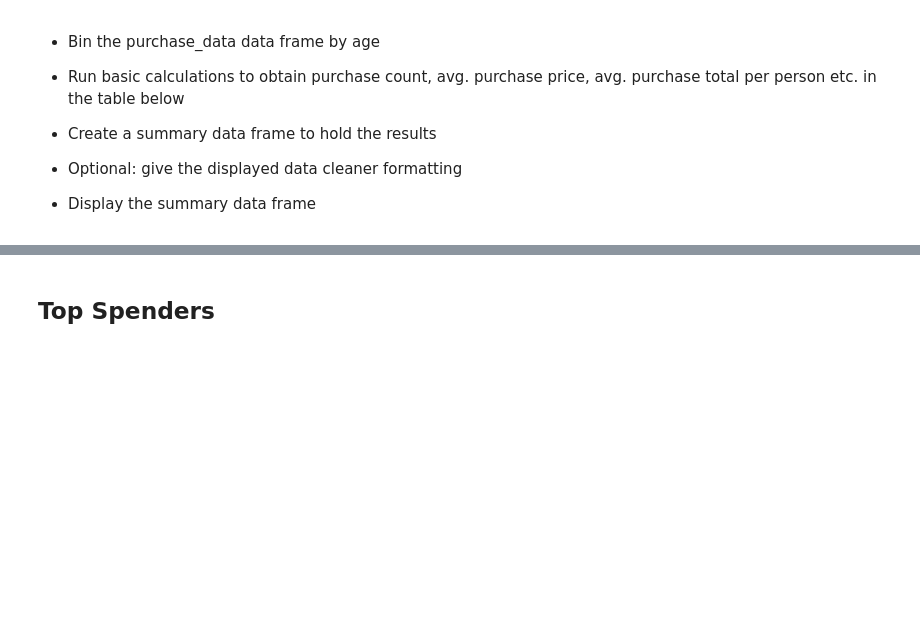
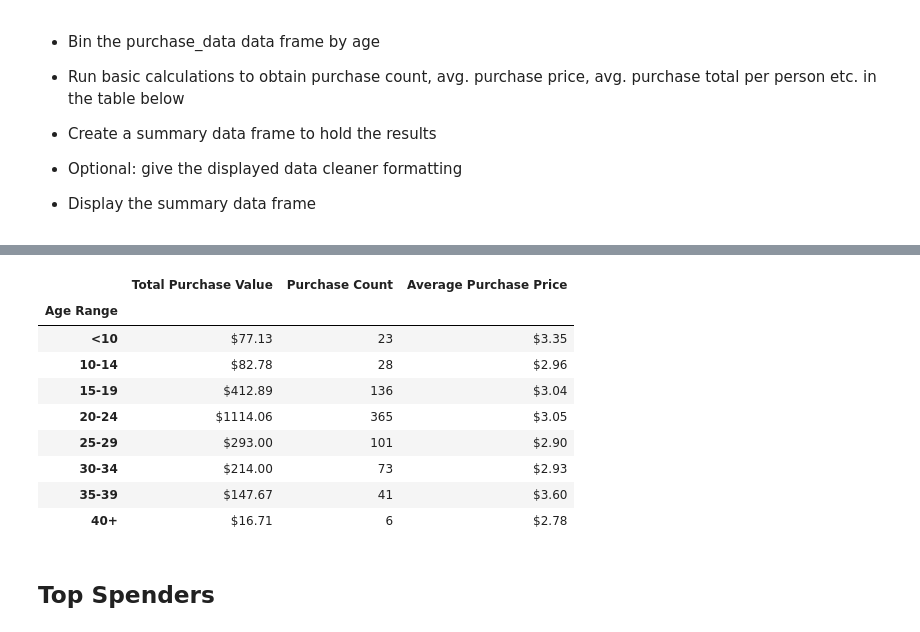
Before and after one commit to steskalja/pandas-challenge, a Jupyter notebook: HeroesOfPymoli.ipynb, the cells around one changed output, grey strips where cells are left out. Saved outputs shown, nothing was run; the diff lists cells and outputs as text; code cells hidden in the pictures; blank space fills up the shorter version.

```diff
--- a/HeroesOfPymoli.ipynb
+++ b/HeroesOfPymoli.ipynb
@@ -199,3 +187,22 @@ rslt_df
+# %%
+arp_df = purchase_df[['Age Range','Price']].groupby('Age Range').sum()
+arp_df['Purchase Count'] = purchase_df.groupby('Age Range').size()
+arp_df = arp_df.rename(columns={'Price':'Total Purchase Value'})
+arp_df['Average Purchase Price'] = round(arp_df['Total Purchase Value'] / arp_df['Purchase Count'],2)
+arp_df['Average Purchase Price'] = arp_df['Average Purchase Price'].map("${:.2f}".format)
+arp_df['Total Purchase Value'] = arp_df['Total Purchase Value'].map("${:.2f}".format)
+arp_df
+# %% [output]
+|  | Total Purchase Value | Purchase Count | Average Purchase Price |
+| Age Range |  |  |  |
+| <10 | $77.13 | 23 | $3.35 |
+| 10-14 | $82.78 | 28 | $2.96 |
+| 15-19 | $412.89 | 136 | $3.04 |
+| 20-24 | $1114.06 | 365 | $3.05 |
+| 25-29 | $293.00 | 101 | $2.90 |
+| 30-34 | $214.00 | 73 | $2.93 |
+| 35-39 | $147.67 | 41 | $3.60 |
+| 40+ | $16.71 | 6 | $2.78 |
 # %% [markdown]
 ## Top Spenders
 # %% [markdown]
```
Also changed, not shown: parts of 6 cells of this notebook.
